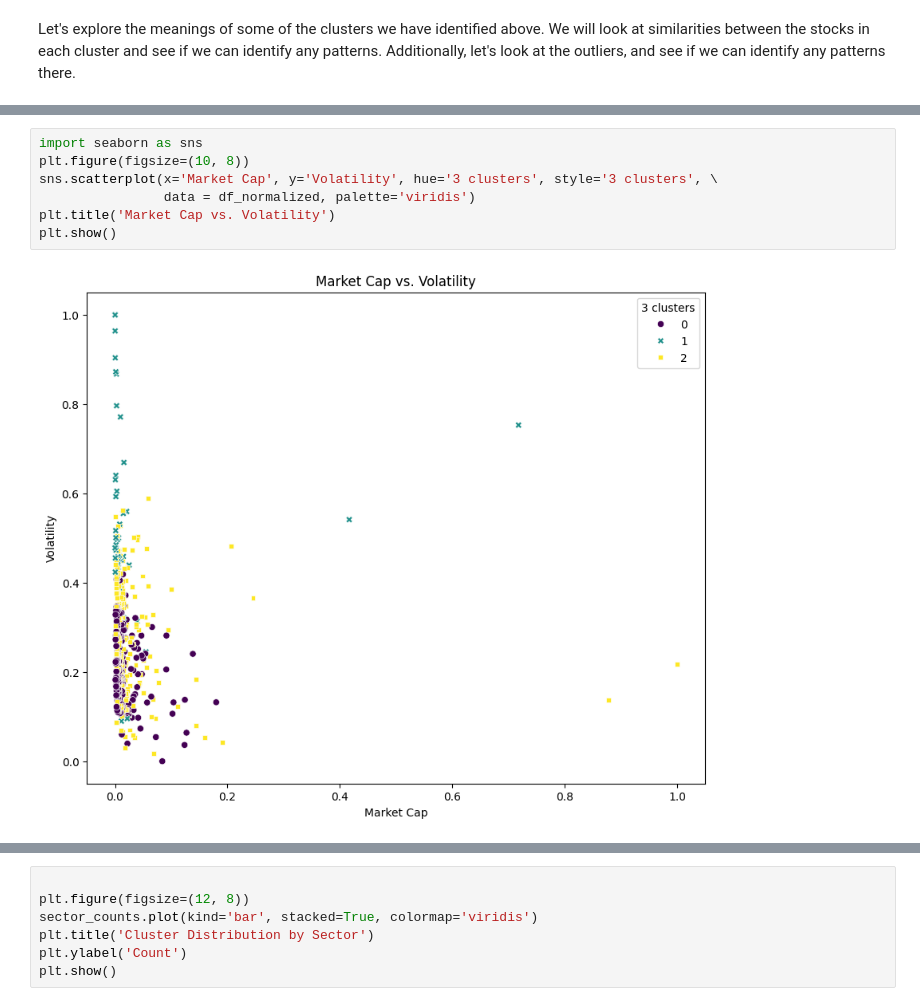
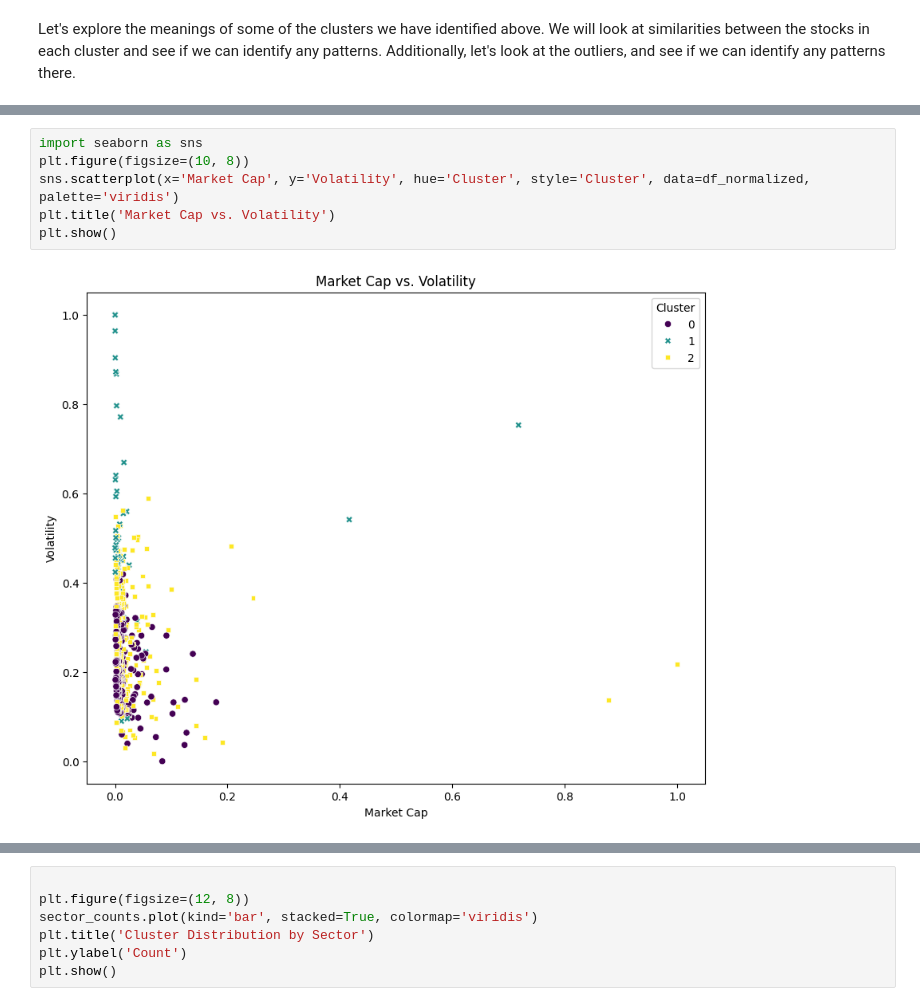
Before and after one commit to Purpup/COGS118B-Project, a Jupyter notebook: FinalProject.ipynb, the cells around one changed output, grey strips where cells are left out. Saved outputs shown, nothing was run; the diff lists cells and outputs as text.

```diff
--- a/FinalProject.ipynb
+++ b/FinalProject.ipynb
@@ -474,9 +447,8 @@ Now, let's compare each columns to each other to see if there are any signficant
 # %%
 import seaborn as sns
 plt.figure(figsize=(10, 8))
-sns.scatterplot(x='Market Cap', y='Volatility', hue='3 clusters', style='3 clusters', \
-                data = df_normalized, palette='viridis')
+sns.scatterplot(x='Market Cap', y='Volatility', hue='Cluster', style='Cluster', data=df_normalized, palette='viridis')
 plt.title('Market Cap vs. Volatility')
 plt.show()
 # %% [output]
-[figure, old version]
+[figure, new version]
```
Also changed, not shown: parts of 29 cells of this notebook.
